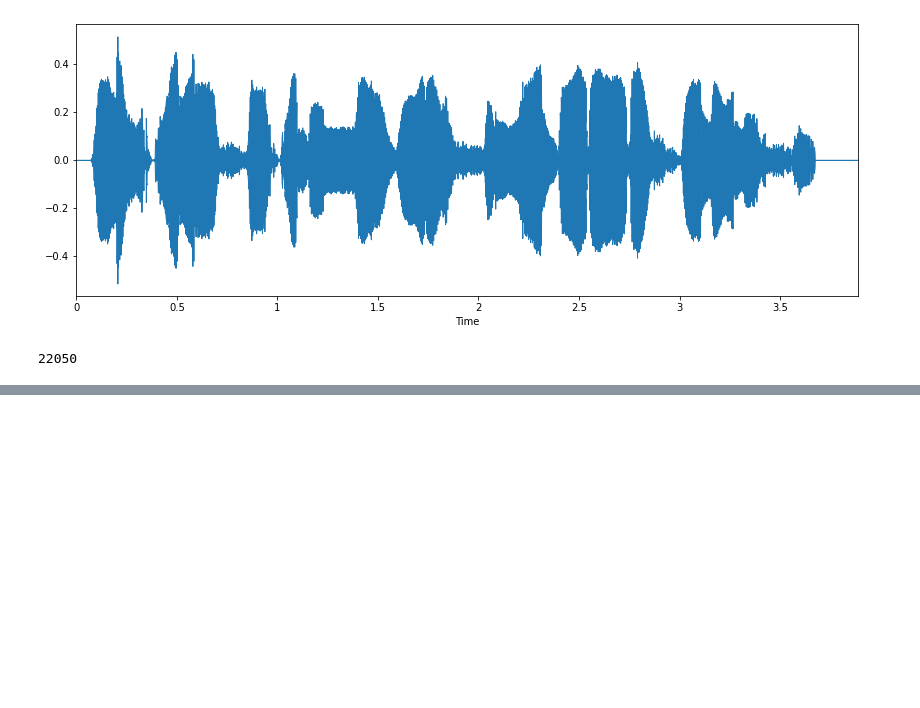
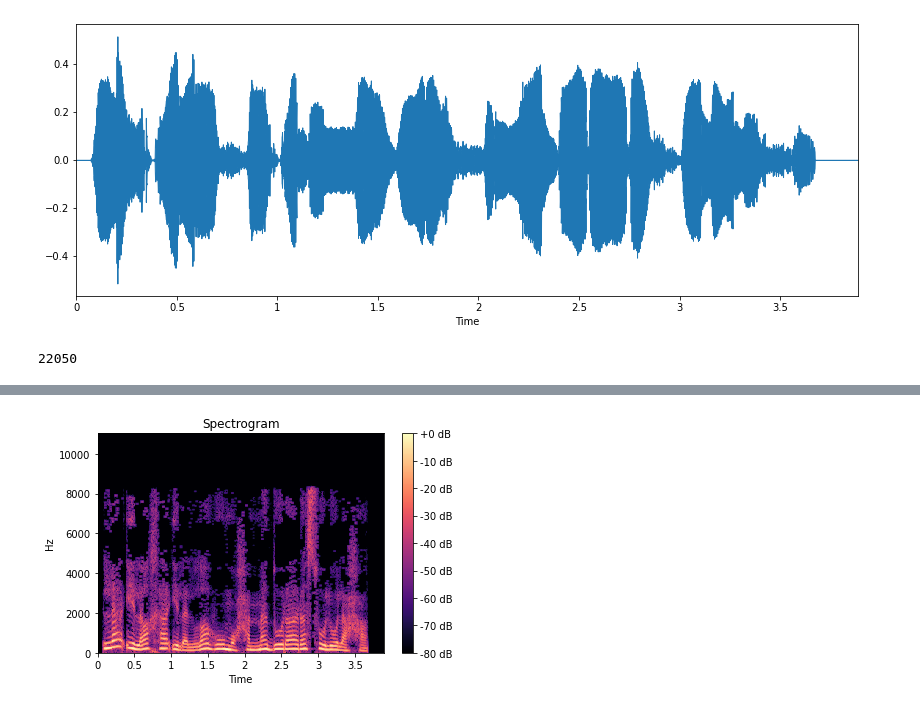
Before and after one commit to NishatVasker/Machine_learning_projects, a Jupyter notebook: World_country_people_voice_ACCENT(PROJECT).ipynb, the cells around one changed output, grey strips where cells are left out. Drawn from its saved outputs; the diff is of its cells as text; code cells hidden in the pictures; blank space fills up the shorter version.

```diff
--- a/World_country_people_voice_ACCENT(PROJECT).ipynb
+++ b/World_country_people_voice_ACCENT(PROJECT).ipynb
@@ -141,0 +164,17 @@ filename1 = '/content/gtts.wav'
+# %%
+import numpy as np
+import librosa
+from librosa.display import specshow
+
+window_length = int(0.025 * sample_rate)
+hop_length = int(0.01 * sample_rate)
+
+spectrogram = np.abs(librosa.stft(data, hop_length=hop_length, win_length=window_length))
+
+# Plotting the spectrogram:
+specshow(librosa.amplitude_to_db(spectrogram, ref=np.max), sr=sample_rate, hop_length=hop_length, y_axis='linear', x_axis='time')
+plt.title('Spectrogram')
+plt.colorbar(format='%+2.0f dB')
+plt.tight_layout()
+# %% [output]
+[figure, added]
```
Also changed, not shown: parts of 10 cells of this notebook.
